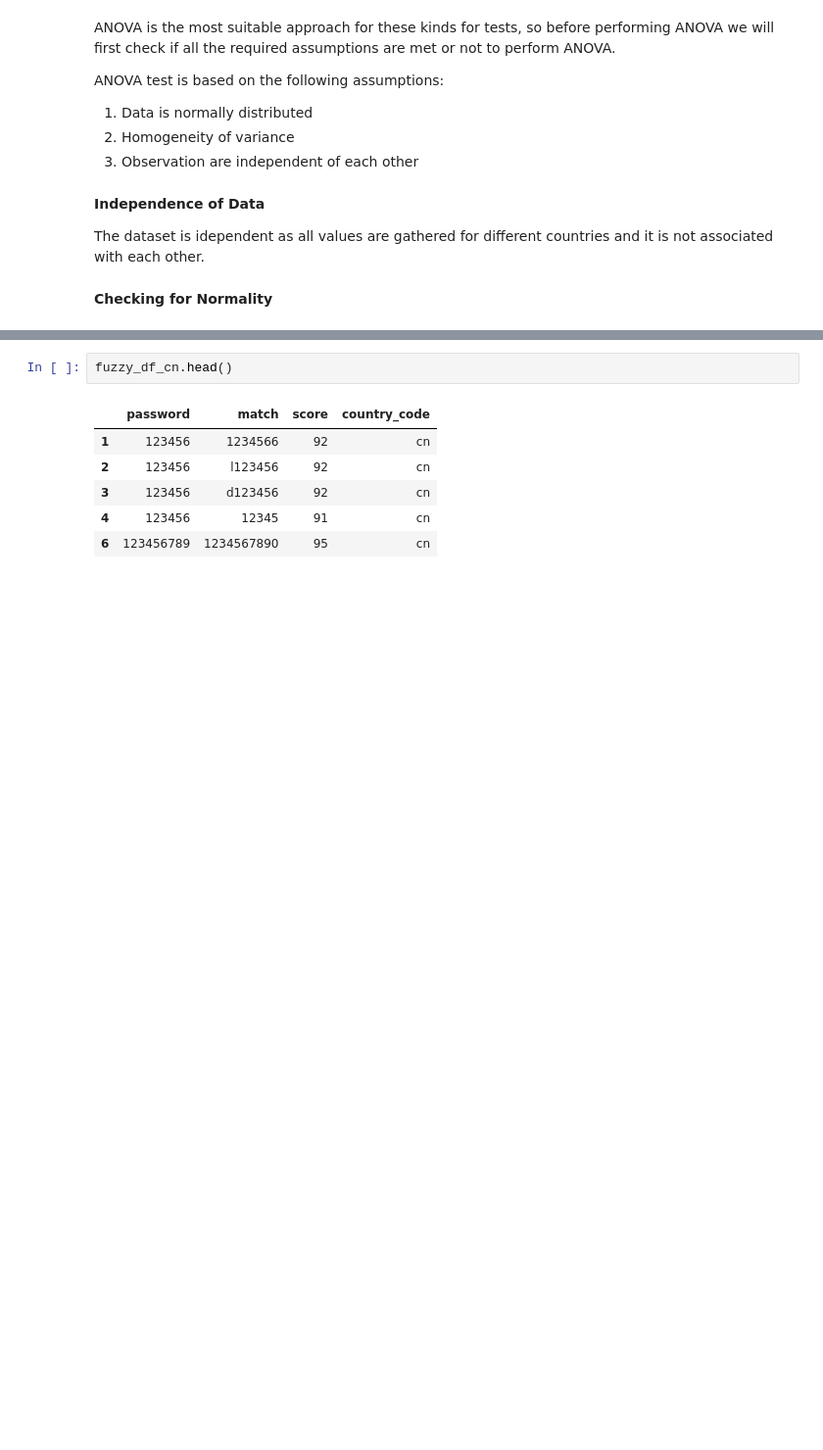
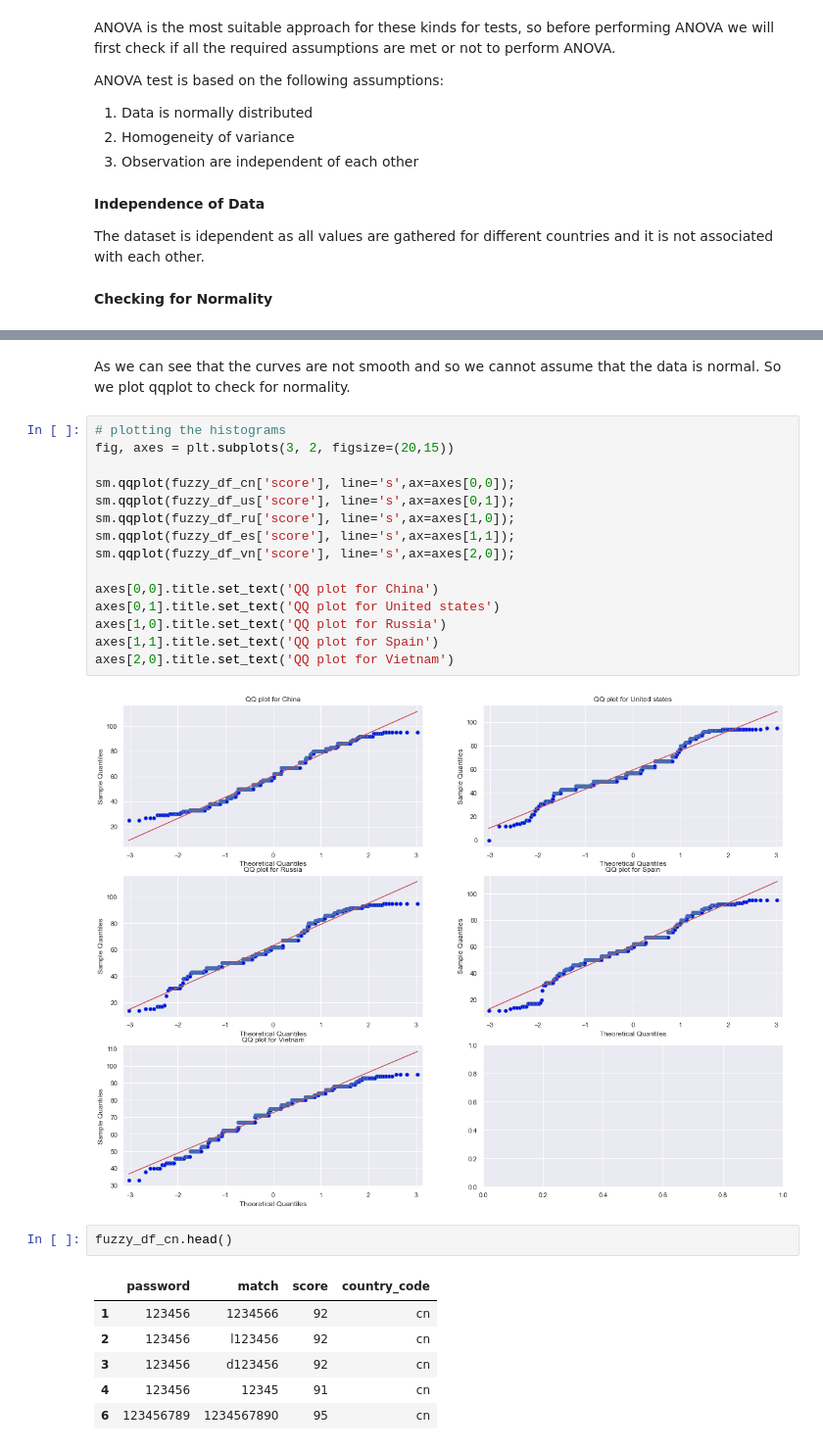
Before and after one commit to 98yangjames/Password-Analysis, a Jupyter notebook: Similarity Analysis/fuzzy.ipynb, the cells around one changed output, grey strips where cells are left out. Shown at 98% size. Drawn from its saved outputs; the diff is of its cells as text; blank space fills up the shorter version.

Commit message:
qqplot

```diff
--- a/Similarity Analysis/fuzzy.ipynb
+++ b/Similarity Analysis/fuzzy.ipynb
@@ -138,3 +146,22 @@ sns.histplot(data=fuzzy_df_vn, x = "score", kde = True, color="red", ax=axes[2,0
+# %% [markdown]
+As we can see that the curves are not smooth and so we cannot assume that the data is normal. So we plot qqplot to check for normality.
+# %%
+# plotting the histograms
+fig, axes = plt.subplots(3, 2, figsize=(20,15))
+
+sm.qqplot(fuzzy_df_cn['score'], line='s',ax=axes[0,0]);
+sm.qqplot(fuzzy_df_us['score'], line='s',ax=axes[0,1]);
+sm.qqplot(fuzzy_df_ru['score'], line='s',ax=axes[1,0]);
+sm.qqplot(fuzzy_df_es['score'], line='s',ax=axes[1,1]);
+sm.qqplot(fuzzy_df_vn['score'], line='s',ax=axes[2,0]);
+
+axes[0,0].title.set_text('QQ plot for China')
+axes[0,1].title.set_text('QQ plot for United states')
+axes[1,0].title.set_text('QQ plot for Russia')
+axes[1,1].title.set_text('QQ plot for Spain')
+axes[2,0].title.set_text('QQ plot for Vietnam')
+# %% [output]
+[figure, added]
 # %%
 fuzzy_df_cn.head()
 # %% [output]
```
Also changed, not shown: parts of 3 cells of this notebook.
